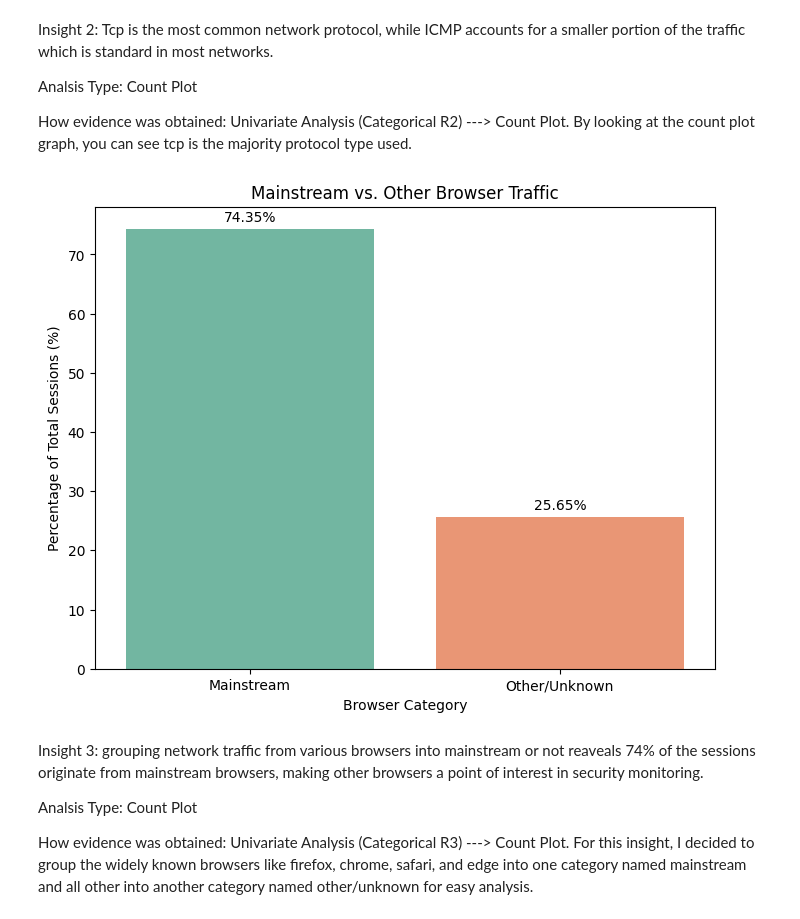
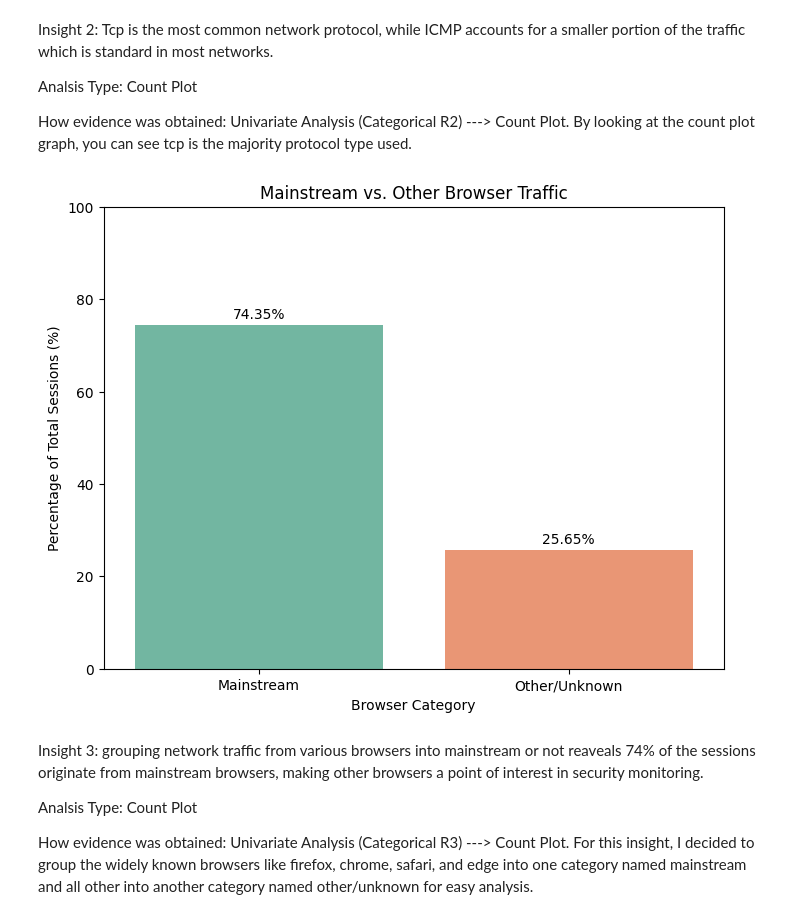
Before and after one commit to JamieBly/CSI4142_FundementalsOfDataScience_A1, a Jupyter notebook: Assignment1/CSI4142_Assignement1_BlyJ_300231604_SameedJ_300253861.ipynb, the cells around one changed output. Cells and saved outputs as stored; diff of their text form; code cells hidden in the pictures.

```diff
--- a/Assignment1/CSI4142_Assignement1_BlyJ_300231604_SameedJ_300253861.ipynb
+++ b/Assignment1/CSI4142_Assignement1_BlyJ_300231604_SameedJ_300253861.ipynb
@@ -446,33 +445,34 @@ How evidence was obtained: Univariate Analysis (Categorical R2) ---> Count Plot.
 # %%
 # r3: Grouped-Data countplot
 # Define the grouping logic
 mainstream = ['Chrome', 'Edge', 'Safari', 'firefox']
 
 # Create a new temporary column for the grouped data
 cyber_df['browser_group'] = cyber_df['browser_type'].apply(
     lambda x: 'Mainstream' if x in mainstream else 'Other/Unknown'
 )
 
 plt.figure(figsize=(8, 6))
 
 # Use the 'stat' parameter to calculate percentages automatically
 ax = sns.countplot(data=cyber_df, x='browser_group', palette='Set2', hue='browser_group', stat="percent", legend=False)
 
 # Add the labels to the top of the bars
 for container in ax.containers:
     ax.bar_label(container, fmt='%.2f%%', padding=3)
 
 plt.title('Mainstream vs. Other Browser Traffic')
 plt.xlabel('Browser Category')
 plt.ylabel('Percentage of Total Sessions (%)')
+plt.ylim(0, 100) # Set limit to 110% so labels fit
 
 # Explanation for grouping choice:
 # "We grouped Chrome, Firefox, Edge, and Safari into 'Mainstream' to define
 # the baseline user environment. Non-standard or 'Unknown' browsers are
 # grouped to highlight potential anomalies in access methods."
 plt.show()
 # %% [output]
-[figure, old version]
+[figure, new version]
 # %% [markdown]
 Insight 3: grouping network traffic from various browsers into mainstream or not reaveals 74% of the sessions originate from mainstream browsers, making other browsers a point of interest in security monitoring.
 
```
Also changed, not shown: parts of 18 cells of this notebook.
